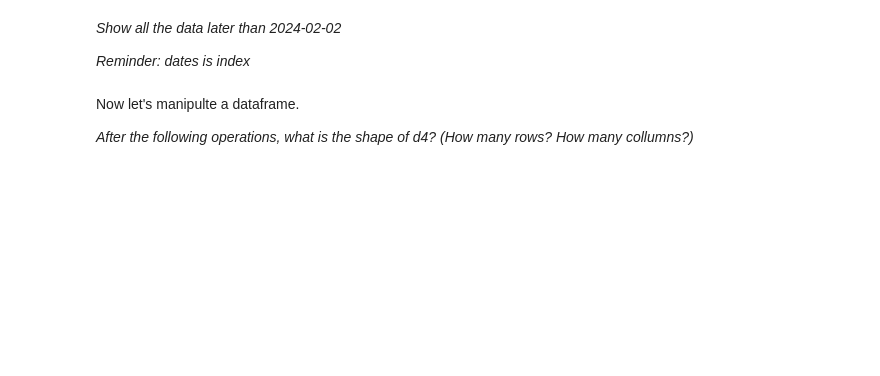
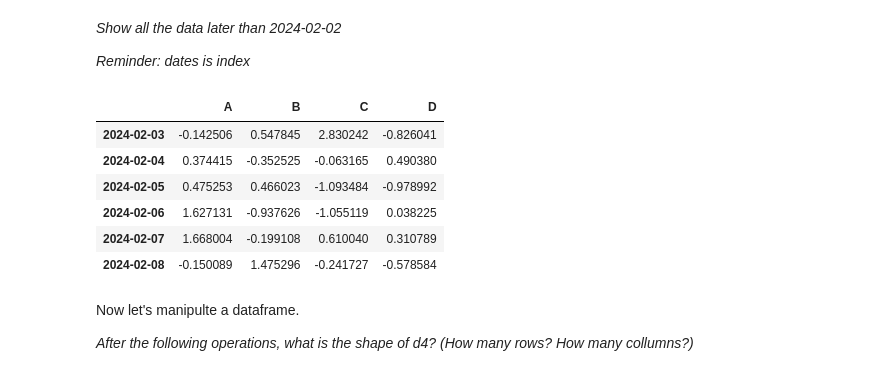
Before and after one commit to mausio/machine_learning_dhbw, a Jupyter notebook: exercises_01/Exercise 02 Working with data in Python.ipynb, the cells around one changed output. Saved outputs shown, nothing was run; the diff lists cells and outputs as text; code cells hidden in the pictures; blank space fills up the shorter version.

```diff
--- a/exercises/Exercise 02 Working with data in Python.ipynb
+++ b/exercises_01/Exercise 02 Working with data in Python.ipynb
@@ -404,6 +585,18 @@ df.loc["2024-02-04", "A"]
 *Show all the data later than 2024-02-02*
 
 *Reminder: dates is index*
+# %%
+df.loc["2024-02-03":]
+# or
+df[dates > "2024-02-02"]
+# %% [output]
+|  | A | B | C | D |
+| 2024-02-03 | -0.142506 | 0.547845 | 2.830242 | -0.826041 |
+| 2024-02-04 | 0.374415 | -0.352525 | -0.063165 | 0.490380 |
+| 2024-02-05 | 0.475253 | 0.466023 | -1.093484 | -0.978992 |
+| 2024-02-06 | 1.627131 | -0.937626 | -1.055119 | 0.038225 |
+| 2024-02-07 | 1.668004 | -0.199108 | 0.610040 | 0.310789 |
+| 2024-02-08 | -0.150089 | 1.475296 | -0.241727 | -0.578584 |
 # %% [markdown]
 Now let's manipulte a dataframe.
 
```
Also changed, not shown: parts of 37 cells of this notebook, 27 other files.
